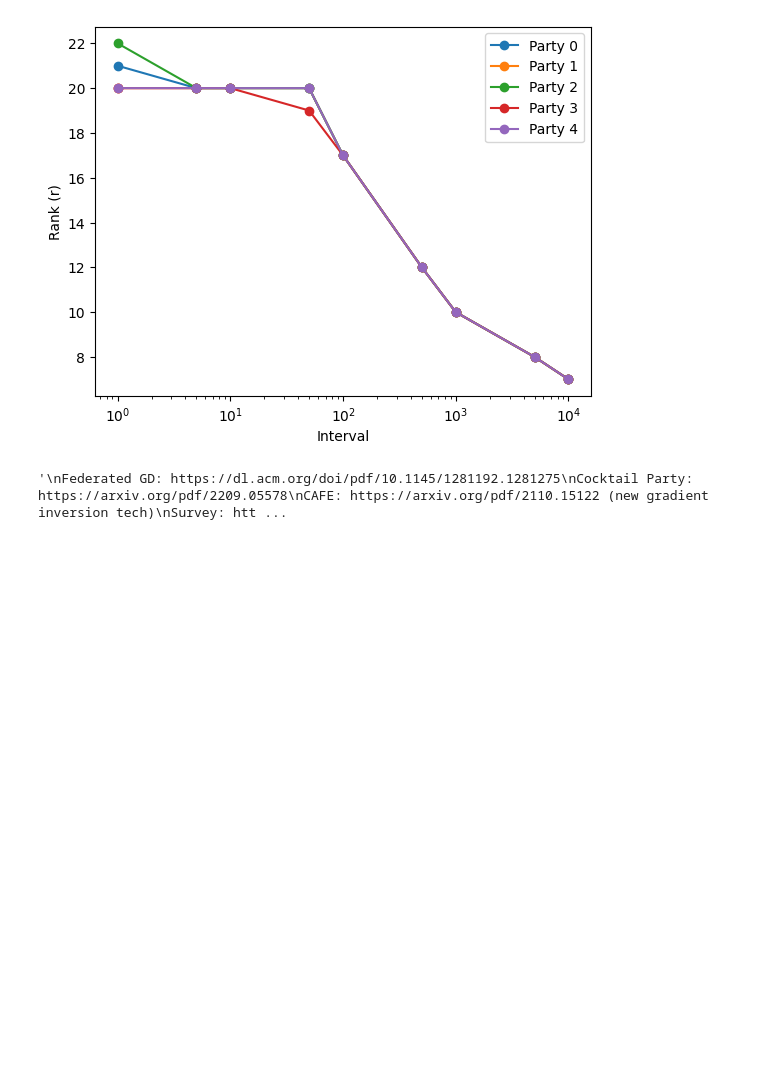
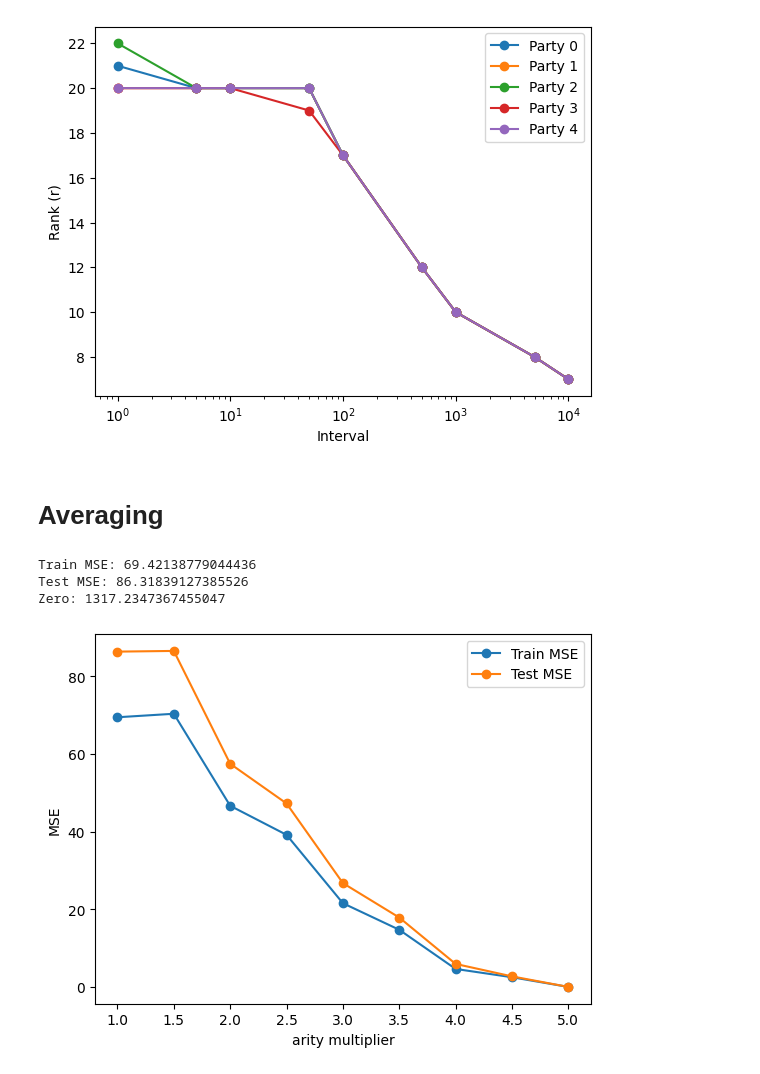
Before and after one commit to RitenkumarPatel/CS-536-Final-Project, a Jupyter notebook: vfl.ipynb, the cells around one changed output. Drawn from its saved outputs; the diff is of its cells as text; code cells hidden in the pictures; blank space fills up the shorter version.

```diff
--- a/vfl.ipynb
+++ b/vfl.ipynb
@@ -186,12 +213,5 @@ plt.savefig("figures/gia_rank.png")
 plt.show()
 # %% [output]
 [figure]
-# %%
-"""
-Federated GD: https://dl.acm.org/doi/pdf/10.1145/1281192.1281275
-Cocktail Party: https://arxiv.org/pdf/2209.05578
-CAFE: https://arxiv.org/pdf/2110.15122 (new gradient inversion tech)
-Gradient Inversion Survey: https://arxiv.org/pdf/2206.07284
-"""
-# %% [output]
-'\nFederated GD: https://dl.acm.org/doi/pdf/10.1145/1281192.1281275\nCocktail Party: https://arxiv.org/pdf/2209.05578\nCAFE: https://arxiv.org/pdf/2110.15122 (new gradient inversion tech)\nSurvey: htt ...
+# %% [markdown]
+# Averaging
@@ -197,0 +232,50 @@ Gradient Inversion Survey: https://arxiv.org/pdf/2206.07284
+# %%
+alpha = 0.5
+base_models = [Ridge(alpha=alpha).fit(X_train[i].T, Y_train) for i in range(parties)]
+Z_train = np.column_stack([m.predict(X_train[i].T) for i, m in enumerate(base_models)])
+Z_test = np.column_stack([m.predict(X_test[i].T)  for i, m in enumerate(base_models)])
+avg_model = Ridge(alpha=alpha).fit(Z_train, Y_train)
+print("Train MSE:", mean_squared_error(avg_model.predict(Z_train), Y_train))
+print("Test MSE:", mean_squared_error(avg_model.predict(Z_test), Y_test))
+print("Zero:", mean_squared_error(np.zeros(Y_test.shape), Y_test))
+# %% [output]
+Train MSE: 69.42138779044436
+Test MSE: 86.31839127385526
+Zero: 1317.2347367455047
+# %%
+train_errors = []
+test_errors  = []
+mults = [1, 1.5, 2, 2.5, 3, 3.5, 4, 4.5, 5]
+for mult in mults:
+    rng = np.random.default_rng(42)
+    case = CaseVFLCorrelated(
+        rng = rng,
+        n = N,
+        events = feature_count,
+        output_arity = 50,
+        parties = parties,
+        party_arity = int(party_size * mult),
+        noise_std = 0.01
+    )
+
+    X_train, Y_train = case.generate_data()
+    X_test, Y_test = case.generate_data()
+
+    alpha = 0.5
+    base_models = [Ridge(alpha=alpha).fit(X_train[i].T, Y_train) for i in range(parties)]
+    Z_train = np.column_stack([m.predict(X_train[i].T) for i, m in enumerate(base_models)])
+    Z_test = np.column_stack([m.predict(X_test[i].T)  for i, m in enumerate(base_models)])
+    avg_model = Ridge(alpha=alpha).fit(Z_train, Y_train)
+    train_errors.append(mean_squared_error(avg_model.predict(Z_train), Y_train))
+    test_errors.append(mean_squared_error(avg_model.predict(Z_test),  Y_test))
+# %%
+fig, ax = plt.subplots()
+ax.plot(mults, train_errors, marker='o', label='Train MSE')
+ax.plot(mults, test_errors,  marker='o', label='Test MSE')
+ax.set_xlabel('arity multiplier')
+ax.set_ylabel('MSE')
+ax.legend()
+plt.savefig("figures/fgd_avg.png")
+plt.show()
+# %% [output]
+[figure, added]
```
Also changed, not shown: parts of 7 cells of this notebook, 4 other files.
